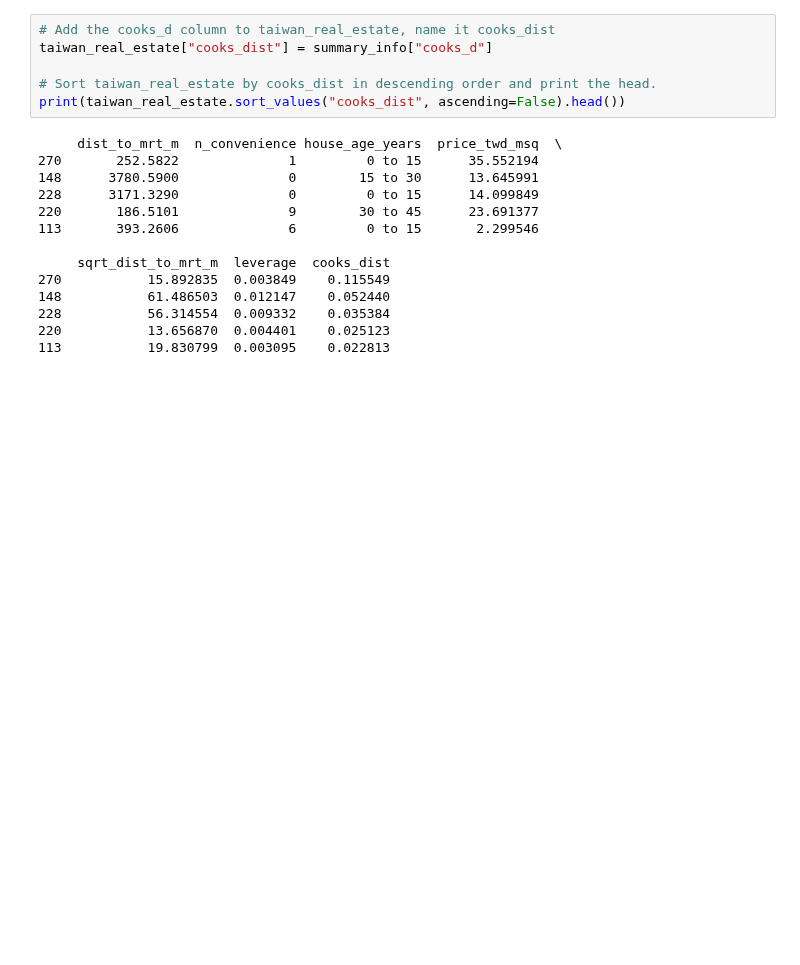
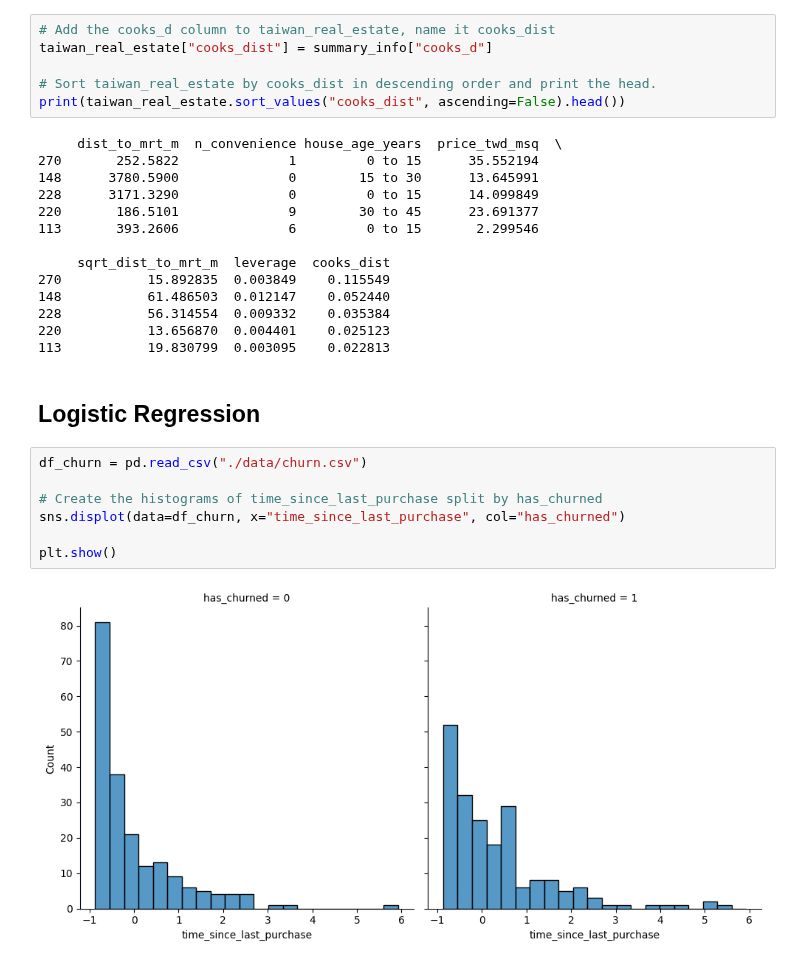
Before and after one commit to MichaelSzczepaniak/DataCamp, a Jupyter notebook: Tracks/Associate Data Scientist/26 Introduction to Regression with statsmodels in Python/StatmodelsRegression.ipynb, the cells around one changed output. Cells and saved outputs as stored; diff of their text form; blank space fills up the shorter version.

Commit message:
add section on logistic regression

```diff
--- a/Tracks/Associate Data Scientist/26 Introduction to Regression with statsmodels in Python/StatmodelsRegression.ipynb
+++ b/Tracks/Associate Data Scientist/26 Introduction to Regression with statsmodels in Python/StatmodelsRegression.ipynb
@@ -564,3 +564,14 @@ print(taiwan_real_estate.sort_values("cooks_dist", ascending=False).head())
 228           56.314554  0.009332    0.035384
 220           13.656870  0.004401    0.025123
 113           19.830799  0.003095    0.022813
+# %% [markdown]
+## Logistic Regression
+# %%
+df_churn = pd.read_csv("./data/churn.csv")
+
+# Create the histograms of time_since_last_purchase split by has_churned
+sns.displot(data=df_churn, x="time_since_last_purchase", col="has_churned")
+
+plt.show()
+# %% [output]
+[figure, added]
```
Also changed, not shown: parts of 21 cells of this notebook, 1 other file.
